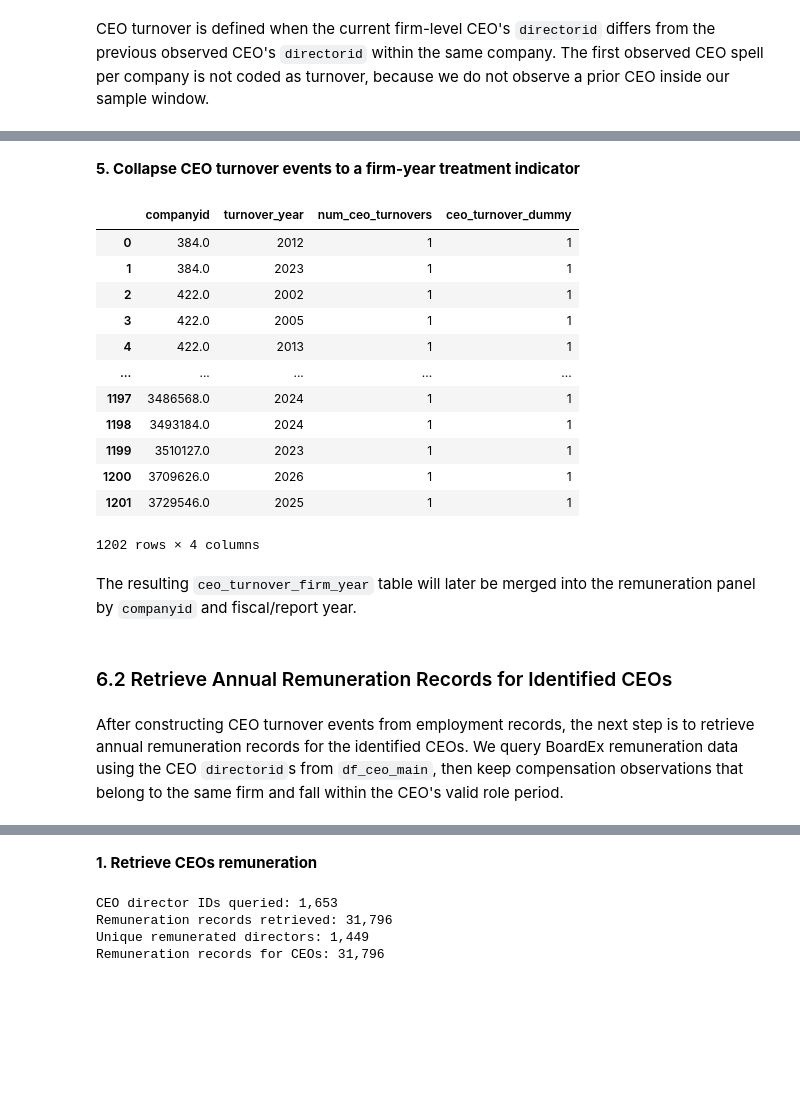
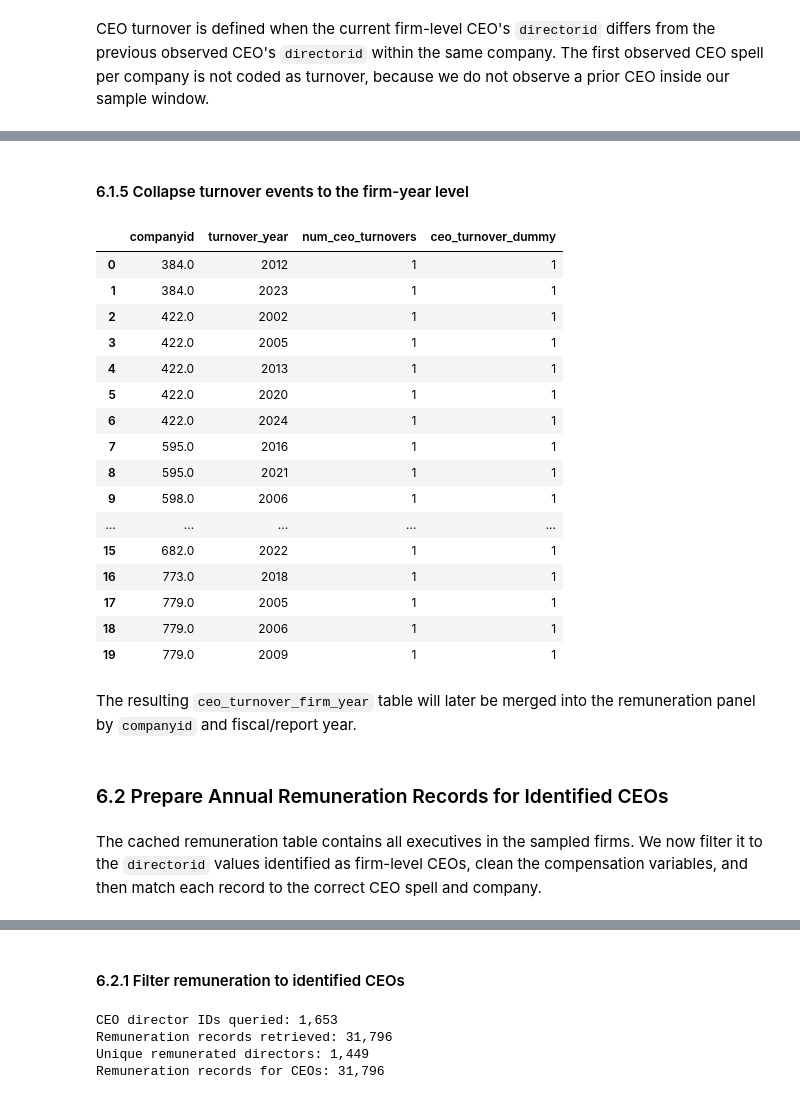
Before and after one commit to rizkyakbar-tud/DAI, a Jupyter notebook: mission/proposals_st26/mission_proposal_Akbar-Zduńczyk_progress.ipynb, the cells around one changed output, grey strips where cells are left out. Drawn from its saved outputs; the diff is of its cells as text; code cells hidden in the pictures; blank space fills up the shorter version.

```diff
--- a/mission/proposals_st26/mission_proposal_Akbar-Zduńczyk_progress.ipynb
+++ b/mission/proposals_st26/mission_proposal_Akbar-Zduńczyk_progress.ipynb
@@ -280,32 +341,39 @@ This step pulls all employment records for people linked to the STOXX 600 firms.
 # %%
 start_time = time.time()
 
-# Pull BoardEx employment records for the STOXX 600 firm universe
+# Pull BoardEx employment records for the STOXX 600 firm universe when not cached
 isin_list = df_sxxp["ISIN"].dropna().str.strip().str.upper().unique().tolist()
 
-chunks = []
-chunk_size = 1000
+def fetch_boardex_employment():
+    wrds_conn = get_wrds_connection()
+    chunks = []
+    chunk_size = 1000
 
-for i in range(0, len(isin_list), chunk_size):
-    isin_chunk = tuple(isin_list[i:i + chunk_size])
+    for i in range(0, len(isin_list), chunk_size):
+        isin_chunk = tuple(isin_list[i:i + chunk_size])
+        temp = wrds_conn.raw_sql("""
+            SELECT *
+            FROM boardex.eur_wrds_dir_profile_emp
+            WHERE isin IN %(isins)s
+            ORDER BY companyname, directorname, datestartrole, rolename
+        """, params={"isins": isin_chunk})
+        chunks.append(temp)
 
-    temp = conn.raw_sql("""
-        SELECT *
-        FROM boardex.eur_wrds_dir_profile_emp
-        WHERE isin IN %(isins)s
-        ORDER BY companyname, directorname, datestartrole, rolename
-    """, params={"isins": isin_chunk})
+    return pd.concat(chunks, ignore_index=True)
 
-    chunks.append(temp)
 
-df_emp = pd.concat(chunks, ignore_index=True)
+df_emp = load_or_fetch(
+    "boardex_employment_stoxx600",
+    fetch_boardex_employment,
+    refresh=REFRESH_WRDS_CACHE,
+)
 
 print(f"STOXX 600 ISINs used for WRDS query: {len(isin_list):,}")
 print(f"BoardEx employment records retrieved: {len(df_emp):,}")
 print(f"Unique companies matched in BoardEx: {df_emp['companyid'].nunique():,}")
 print(f"Unique individuals matched in BoardEx: {df_emp['directorid'].nunique():,}")
 
-print_running_time(start_time, label="WRDS employment query time")
+print_running_time(start_time, label="Employment data load time")
 
 df_emp.head()
 # %% [output]
@@ -862,36 +940,40 @@ CEO turnover events: 1,238
 # %% [markdown]
-**5. Collapse CEO turnover events to a firm-year treatment indicator**
+#### 6.1.5 Collapse turnover events to the firm-year level
 # %%
 ceo_turnover_firm_year = (
     df_ceo_main[df_ceo_main["ceo_turnover"] == 1]
     .groupby(["companyid", "turnover_year"])
     .size()
     .reset_index(name="num_ceo_turnovers")
 )
 
 ceo_turnover_firm_year["ceo_turnover_dummy"] = 1
-ceo_turnover_firm_year
+ceo_turnover_firm_year.head(20)
 # %% [output]
 |  | companyid | turnover_year | num_ceo_turnovers | ceo_turnover_dummy |
 | 0 | 384.0 | 2012 | 1 | 1 |
 | 1 | 384.0 | 2023 | 1 | 1 |
 | 2 | 422.0 | 2002 | 1 | 1 |
 | 3 | 422.0 | 2005 | 1 | 1 |
 | 4 | 422.0 | 2013 | 1 | 1 |
+| 5 | 422.0 | 2020 | 1 | 1 |
+| 6 | 422.0 | 2024 | 1 | 1 |
+| 7 | 595.0 | 2016 | 1 | 1 |
+| 8 | 595.0 | 2021 | 1 | 1 |
+| 9 | 598.0 | 2006 | 1 | 1 |
 | ... | ... | ... | ... | ... |
-| 1197 | 3486568.0 | 2024 | 1 | 1 |
-| 1198 | 3493184.0 | 2024 | 1 | 1 |
-| 1199 | 3510127.0 | 2023 | 1 | 1 |
-| 1200 | 3709626.0 | 2026 | 1 | 1 |
-| 1201 | 3729546.0 | 2025 | 1 | 1 |
+| 15 | 682.0 | 2022 | 1 | 1 |
+| 16 | 773.0 | 2018 | 1 | 1 |
+| 17 | 779.0 | 2005 | 1 | 1 |
+| 18 | 779.0 | 2006 | 1 | 1 |
+| 19 | 779.0 | 2009 | 1 | 1 |
-1202 rows × 4 columns
 # %% [markdown]
 The resulting `ceo_turnover_firm_year` table will later be merged into the remuneration panel by `companyid` and fiscal/report year.
 # %% [markdown]
 <a id="ceo-remuneration-matching"></a>
-### 6.2 Retrieve Annual Remuneration Records for Identified CEOs
+### 6.2 Prepare Annual Remuneration Records for Identified CEOs
 # %% [markdown]
-After constructing CEO turnover events from employment records, the next step is to retrieve annual remuneration records for the identified CEOs. We query BoardEx remuneration data using the CEO `directorid`s from `df_ceo_main`, then keep compensation observations that belong to the same firm and fall within the CEO's valid role period.
+The cached remuneration table contains all executives in the sampled firms. We now filter it to the `directorid` values identified as firm-level CEOs, clean the compensation variables, and then match each record to the correct CEO spell and company.
 # %%
 df_remun
 # %% [output]
@@ -909,7 +991,7 @@ df_remun
 | 276819 | ZURICH INSURANCE GROUP AG | 34200.0 | Rolf Hüppi | 8796.0 | CEO | Rolf Hüppi departed 17 May 2002 | 2002-12-01 | USD | ... |
 276820 rows × 19 columns
 # %% [markdown]
-**1. Retrieve CEOs remuneration**
+#### 6.2.1 Filter remuneration to identified CEOs
 # %%
 ceo_directorid_list = (
     df_ceo_main["directorid"]
```
Also changed, not shown: parts of 56 cells of this notebook.
